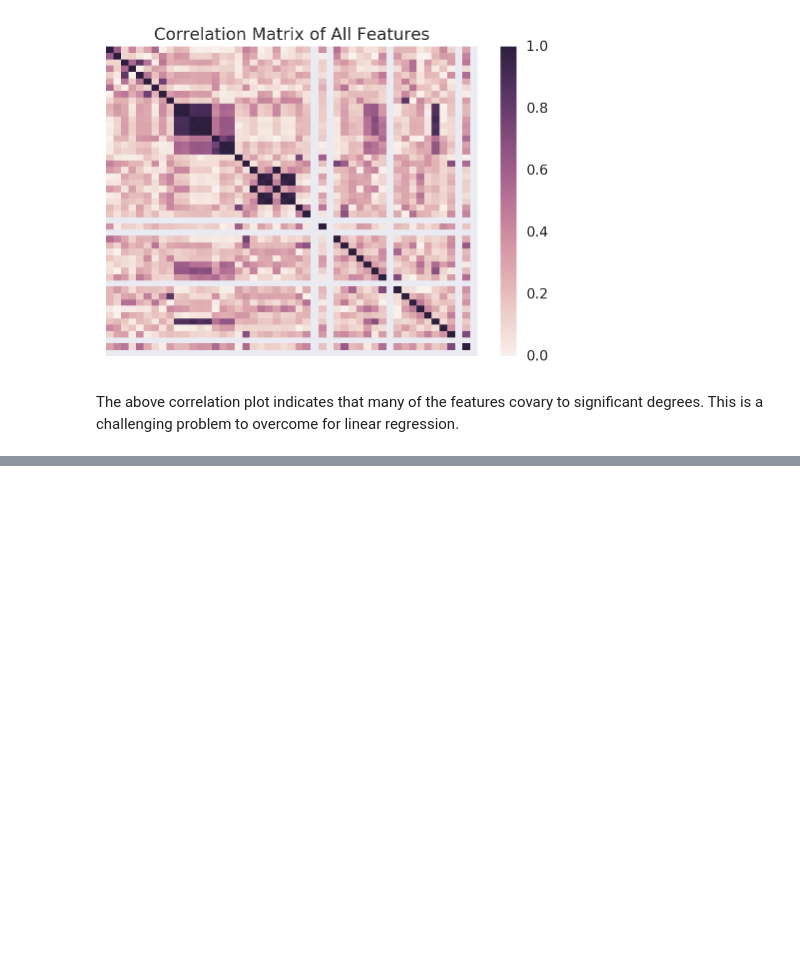
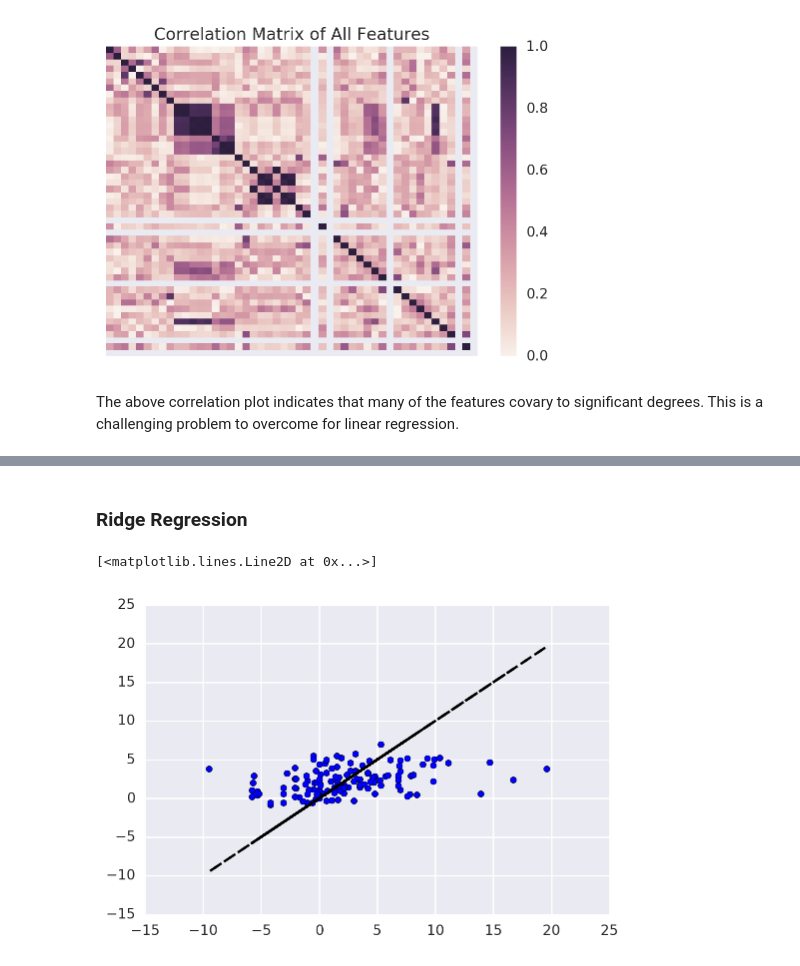
Before and after one commit to HuckleyLab/cc_traits, a Jupyter notebook: notebooks/Trait Drivers of Geographic Range Shifts.ipynb, the cells around one changed output, grey strips where cells are left out. Cells and saved outputs as stored; diff of their text form; code cells hidden in the pictures; blank space fills up the shorter version.

```diff
--- a/notebooks/Trait Drivers of Geographic Range Shifts.ipynb
+++ b/notebooks/Trait Drivers of Geographic Range Shifts.ipynb
@@ -150,0 +257,13 @@ The above correlation plot indicates that many of the features covary to signifi
+# %% [markdown]
+### Ridge Regression
+# %%
+from sklearn.linear_model import Ridge
+reg = Ridge(alpha=1.7)
+err = cross_val_score(reg, scale(X), Y, cv=LeaveOneOut(), scoring='neg_mean_squared_error').mean()
+Results["Ridge"] = err
+reg.fit(scale(X), Y)
+plt.scatter(Y, reg.predict(scale(X)))
+plt.plot(Y, Y, 'k--')
+# %% [output]
+[<matplotlib.lines.Line2D at 0x...>]
+[figure, added]
```
Also changed, not shown: parts of 37 cells of this notebook.
